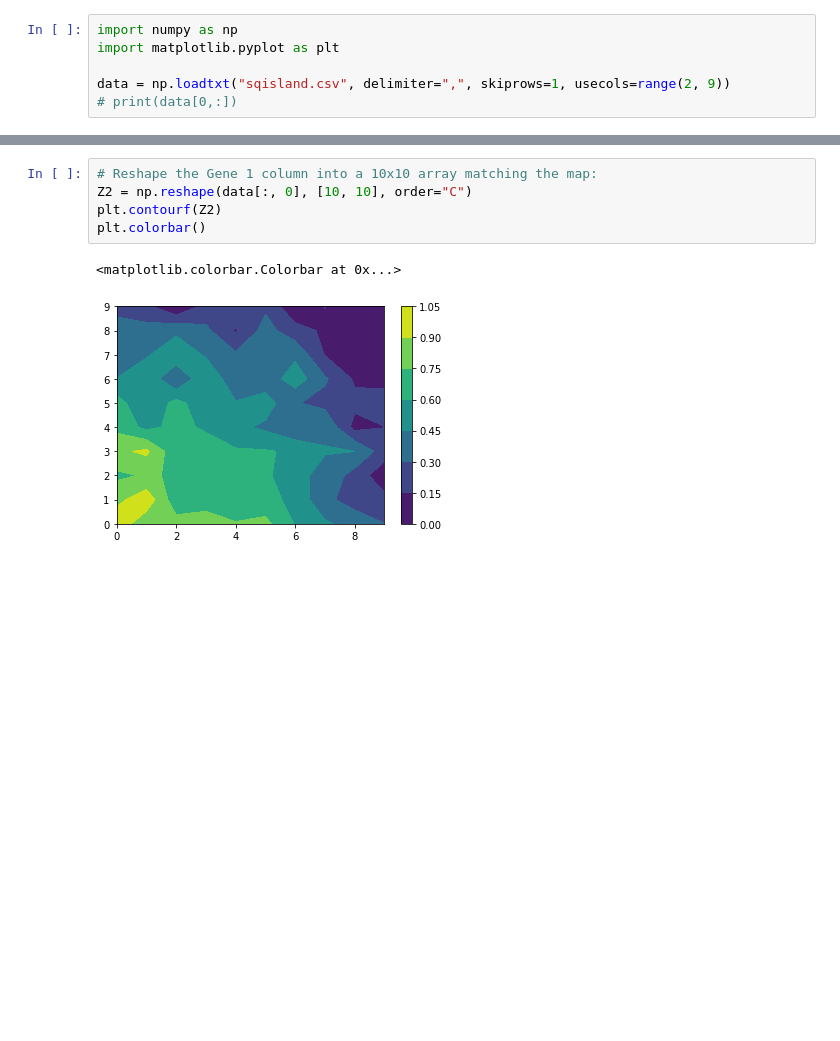
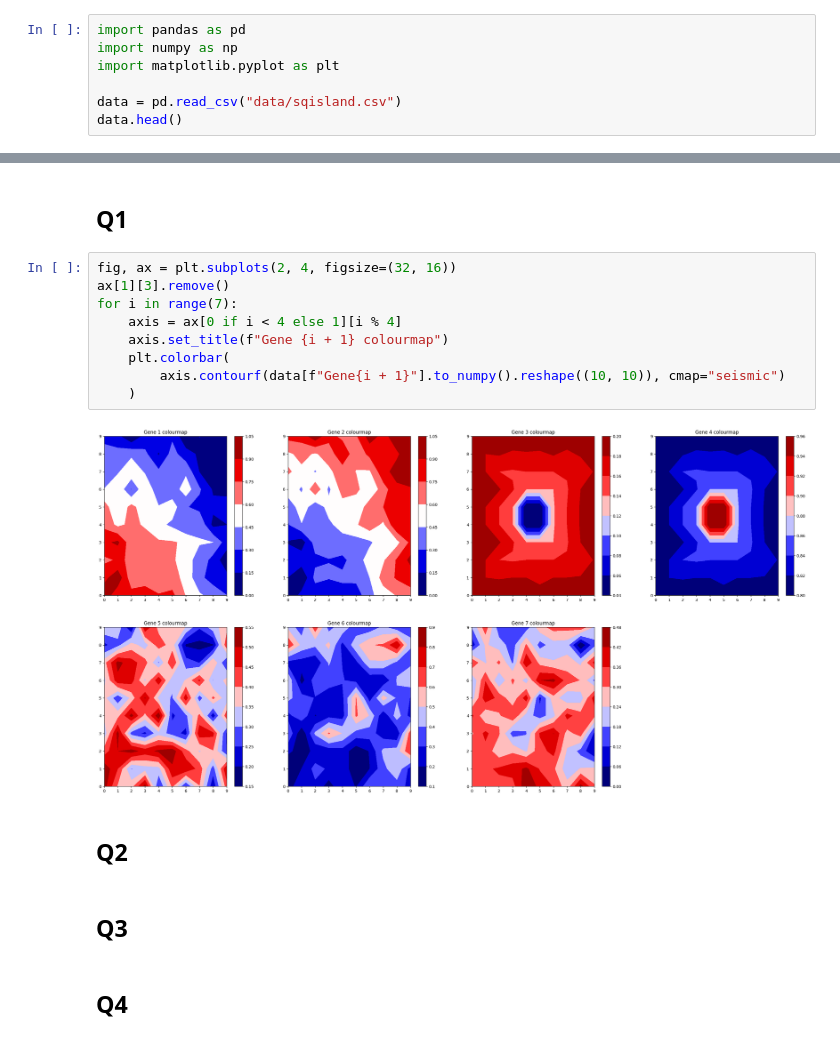
Before and after one commit to dont-text-me/INT3-work, a Jupyter notebook: week-4/PADL-Practical-Week4-draft.ipynb, the cells around one changed output, grey strips where cells are left out. Drawn from its saved outputs; the diff is of its cells as text; blank space fills up the shorter version.

```diff
--- a/week-4/PADL-Practical-Week4-draft.ipynb
+++ b/week-4/PADL-Practical-Week4-draft.ipynb
@@ -1,6 +1,7 @@
 # %%
+import pandas as pd
 import numpy as np
 import matplotlib.pyplot as plt
 
-data = np.loadtxt("sqisland.csv", delimiter=",", skiprows=1, usecols=range(2, 9))
-# print(data[0,:])
+data = pd.read_csv("data/sqisland.csv")
+data.head()
@@ -7,8 +15,19 @@ data = np.loadtxt("sqisland.csv", delimiter=",", skiprows=1, usecols=range(2, 9)
-# %%
-# Reshape the Gene 1 column into a 10x10 array matching the map:
-Z2 = np.reshape(data[:, 0], [10, 10], order="C")
-plt.contourf(Z2)
-plt.colorbar()
-# %% [output]
-<matplotlib.colorbar.Colorbar at 0x...>
-[figure, removed]
+# %% [markdown]
+## Q1
+# %%
+fig, ax = plt.subplots(2, 4, figsize=(32, 16))
+ax[1][3].remove()
+for i in range(7):
+    axis = ax[0 if i < 4 else 1][i % 4]
+    axis.set_title(f"Gene {i + 1} colourmap")
+    plt.colorbar(
+        axis.contourf(data[f"Gene{i + 1}"].to_numpy().reshape((10, 10)), cmap="seismic")
+    )
+# %% [output]
+[figure, added]
+# %% [markdown]
+## Q2
+# %% [markdown]
+## Q3
+# %% [markdown]
+## Q4
```
Also changed, not shown: parts of 11 cells of this notebook, 1 other file.
